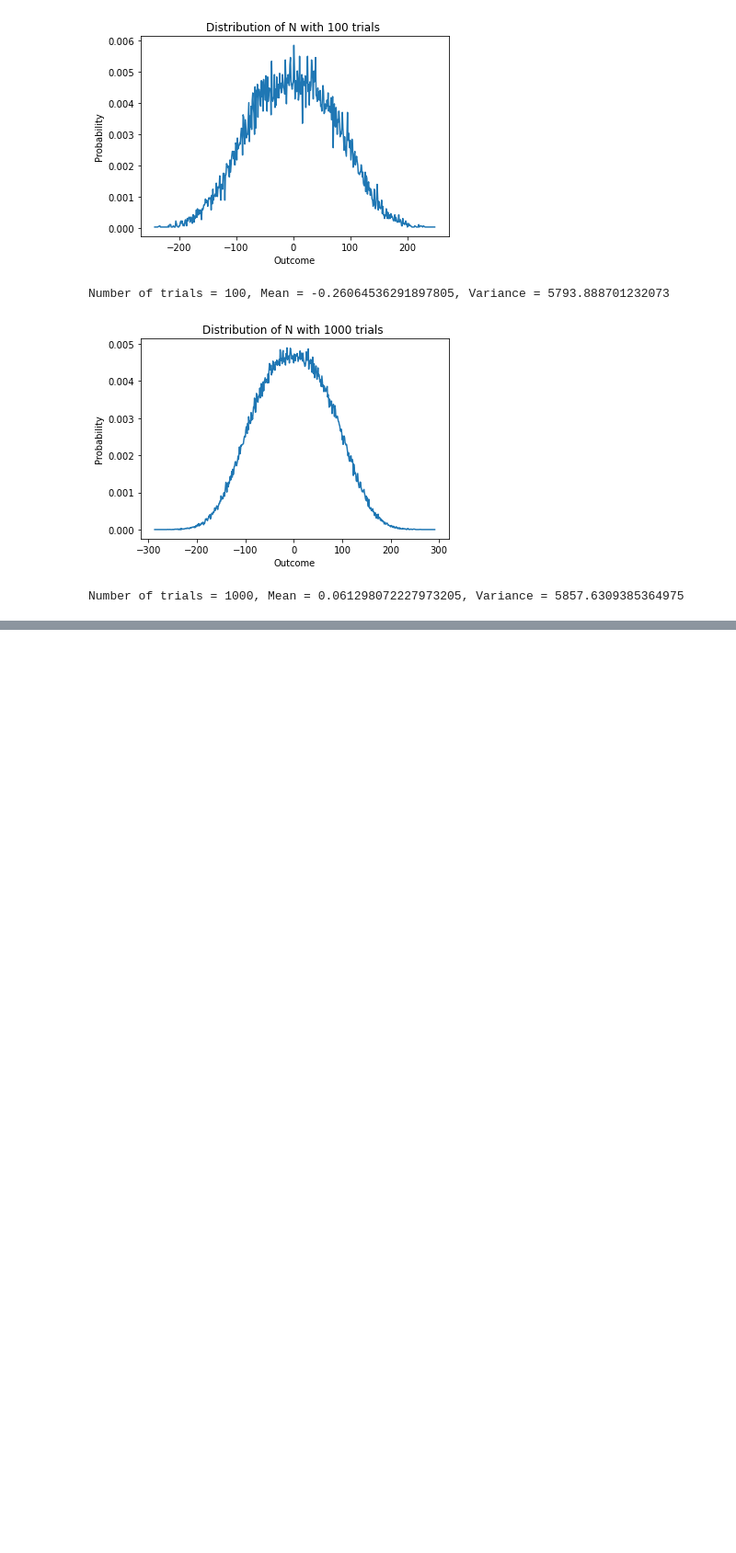
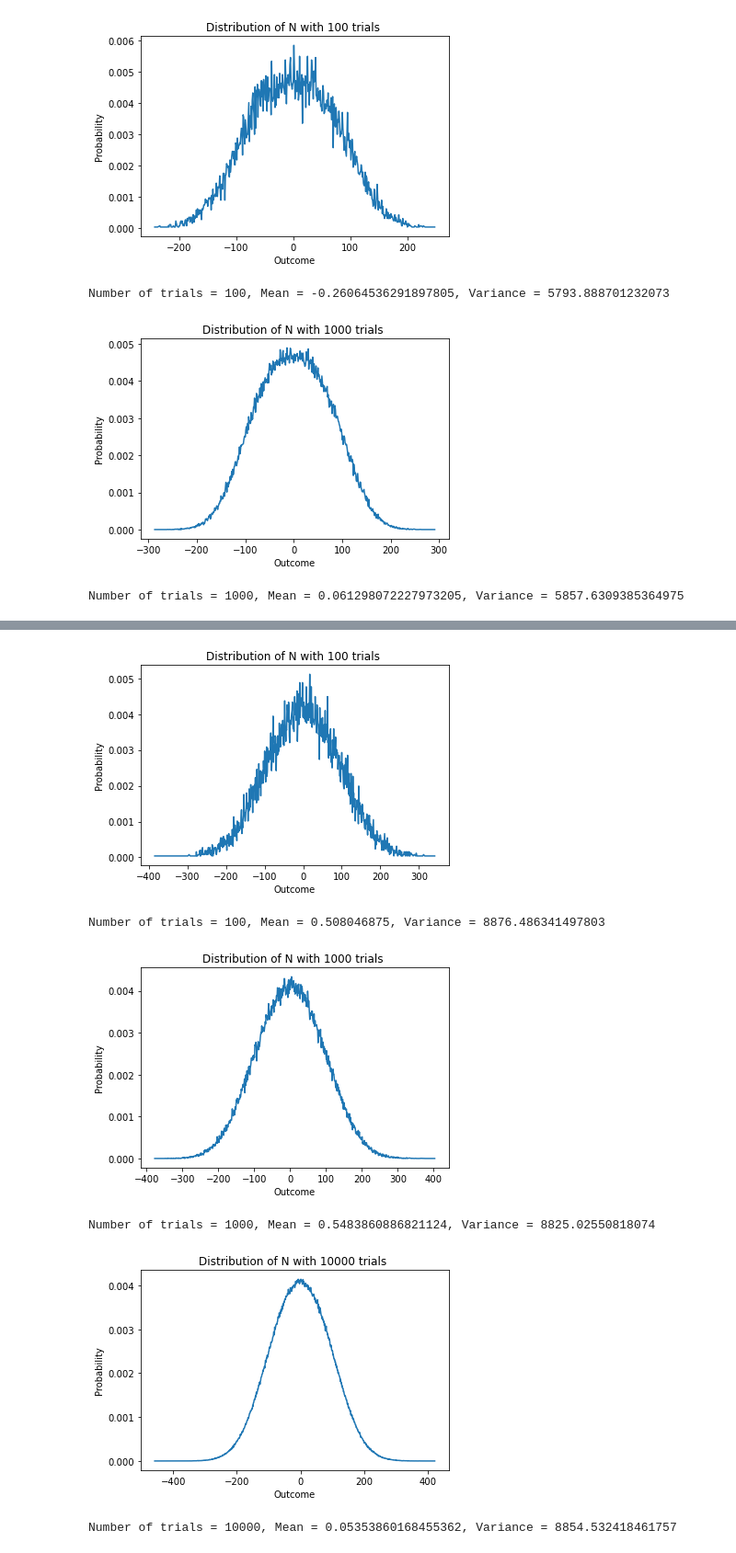
Before and after one commit to Jason-Papa/KyberPC, a Jupyter notebook: distributions.ipynb, the cells around one changed output, grey strips where cells are left out. Shown: that part at 92% size. Drawn from its saved outputs; the diff is of its cells as text; code cells hidden in the pictures; blank space fills up the shorter version.

```diff
--- a/distributions.ipynb
+++ b/distributions.ipynb
@@ -143,0 +173,9 @@ Number of trials = 1000, Mean = 0.061298072227973205, Variance = 5857.6309385364
+# %%
+distribution("Kyber768", True, k=7)
+# %% [output]
+[figure, added]
+Number of trials = 100, Mean = 0.508046875, Variance = 8876.486341497803
+[figure, added]
+Number of trials = 1000, Mean = 0.5483860886821124, Variance = 8825.02550818074
+[figure, added]
+Number of trials = 10000, Mean = 0.05353860168455362, Variance = 8854.532418461757
```
Also changed, not shown: parts of 6 cells of this notebook, 1 other file.
